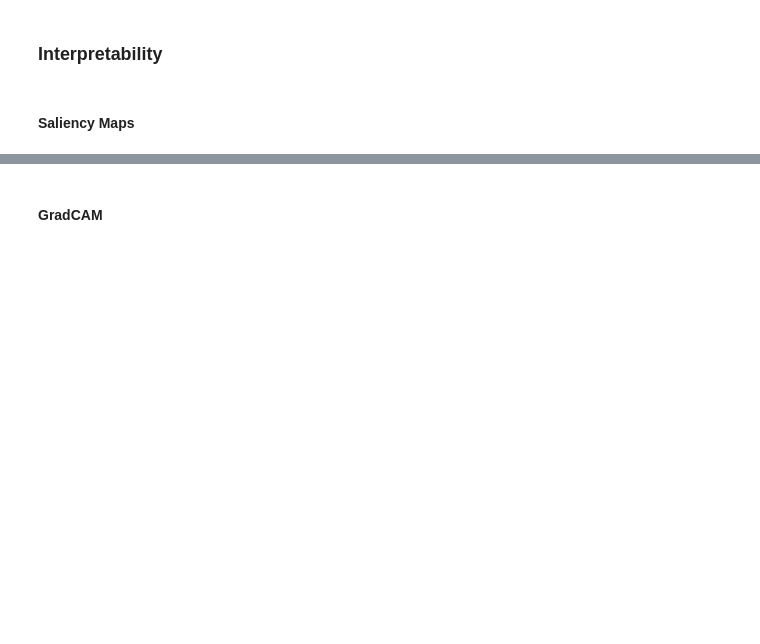
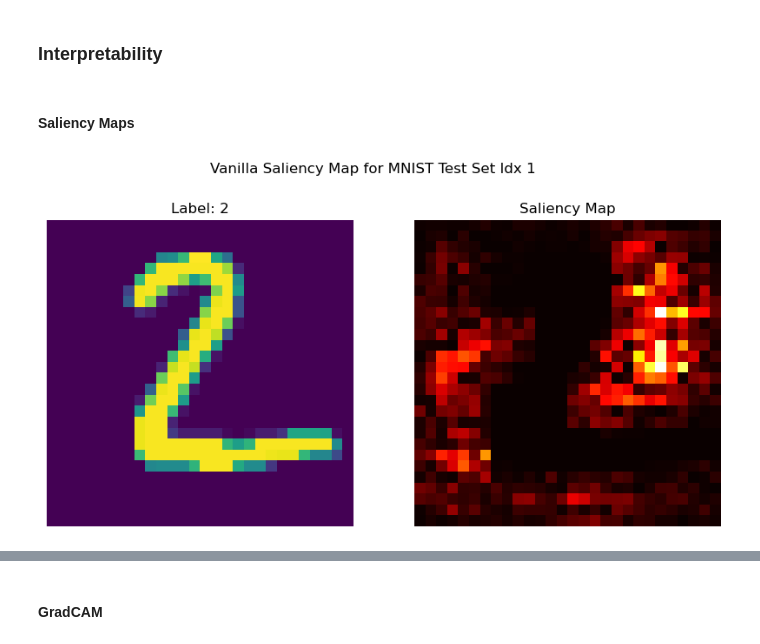
Before and after one commit to ncarolan/lenet-5, a Jupyter notebook: lenet.ipynb, the cells around one changed output, grey strips where cells are left out. Saved outputs shown, nothing was run; the diff lists cells and outputs as text; code cells hidden in the pictures; blank space fills up the shorter version.

Commit message:
Add saliency map example to lenet notebook.

```diff
--- a/lenet.ipynb
+++ b/lenet.ipynb
@@ -150,0 +189,13 @@ Test Set Accuracy: 95.02%
+# %%
+test_idx = 1  #@param
+
+x, y = sal = test_x[test_idx], test_y[test_idx]
+
+sal = saliency_map(lenet5, x, y)
+
+fig, ax = plt.subplots(1, 2, figsize=(10, 5))
+plt.suptitle(f'Vanilla Saliency Map for MNIST Test Set Idx {test_idx}')
+ax[0].imshow(x.squeeze()); ax[0].set_title(f'Label: {y}'); ax[0].axis("off");
+ax[1].imshow(sal.numpy(), cmap="hot"); ax[1].set_title(f'Saliency Map'); ax[1].axis("off"); plt.show()
+# %% [output]
+[figure, added]
```
Also changed, not shown: parts of 4 cells of this notebook.
